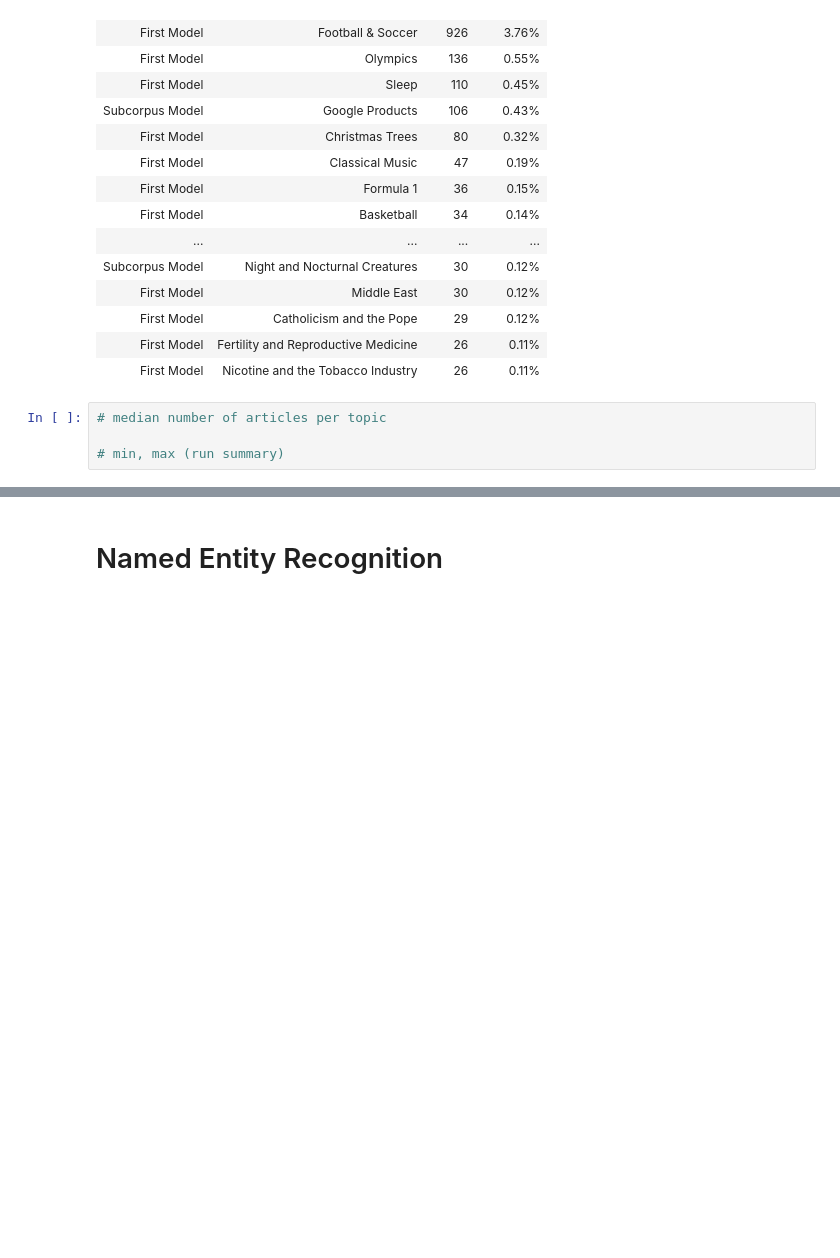
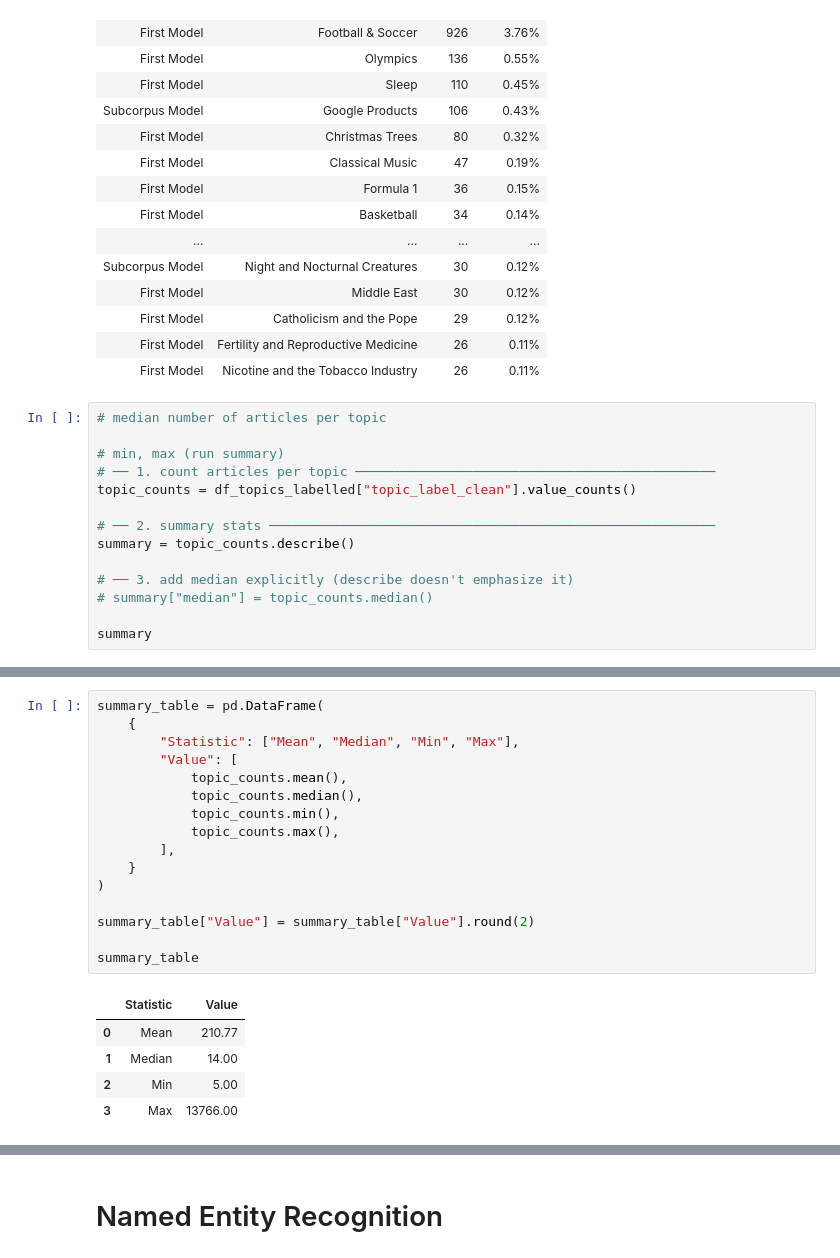
Before and after one commit to PeterdeGuzman/RAGuardianNews, a Jupyter notebook: Experimentation and QC/plots.ipynb, the cells around one changed output, grey strips where cells are left out. Cells and saved outputs as stored; diff of their text form; blank space fills up the shorter version.

```diff
--- a/Experimentation and QC/plots.ipynb
+++ b/Experimentation and QC/plots.ipynb
@@ -447,3 +447,13 @@ styled  # print the table
 # median number of articles per topic
 
 # min, max (run summary)
+# ── 1. count articles per topic ──────────────────────────────────────────────
+topic_counts = df_topics_labelled["topic_label_clean"].value_counts()
+
+# ── 2. summary stats ─────────────────────────────────────────────────────────
+summary = topic_counts.describe()
+
+# ── 3. add median explicitly (describe doesn't emphasize it)
+# summary["median"] = topic_counts.median()
+
+summary
@@ -450,2 +470,24 @@ styled  # print the table
+# %%
+summary_table = pd.DataFrame(
+    {
+        "Statistic": ["Mean", "Median", "Min", "Max"],
+        "Value": [
+            topic_counts.mean(),
+            topic_counts.median(),
+            topic_counts.min(),
+            topic_counts.max(),
+        ],
+    }
+)
+
+summary_table["Value"] = summary_table["Value"].round(2)
+
+summary_table
+# %% [output]
+|  | Statistic | Value |
+| 0 | Mean | 210.77 |
+| 1 | Median | 14.00 |
+| 2 | Min | 5.00 |
+| 3 | Max | 13766.00 |
 # %%
 # histogram of topics and article counts
```
Also changed, not shown: parts of 11 cells of this notebook, 1 other file.
